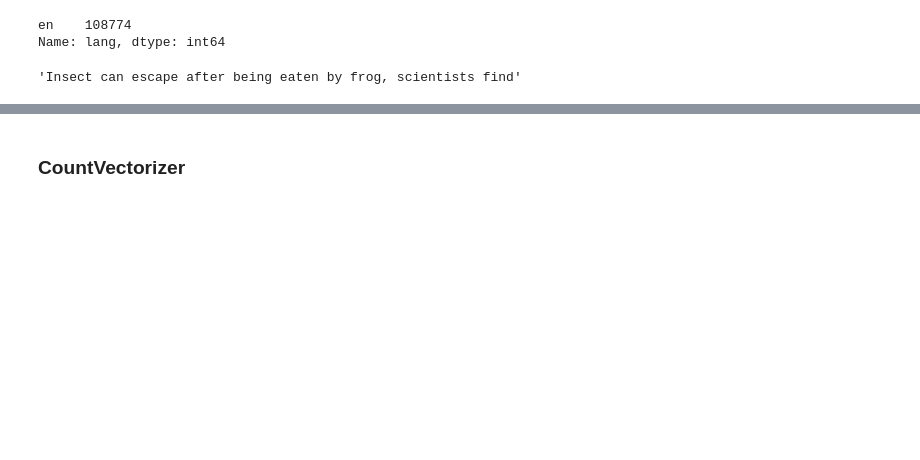
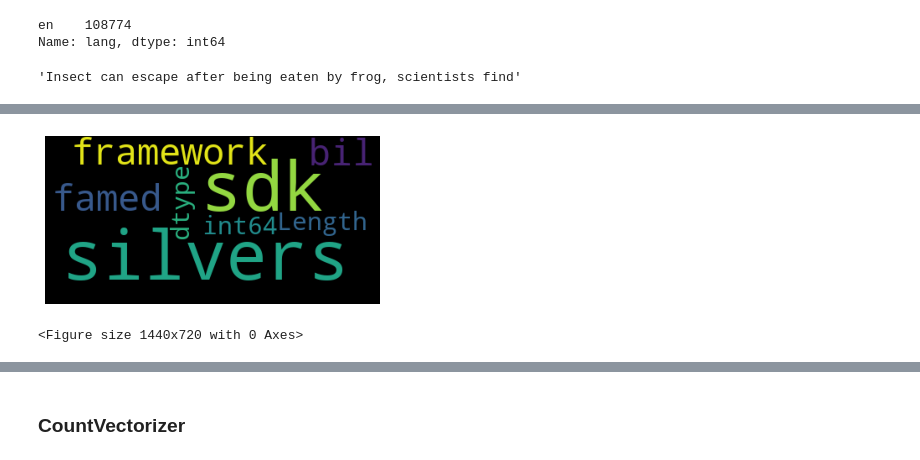
Before and after one commit to madoriathomas/capstone, a Jupyter notebook: capstone.ipynb, the cells around one changed output, grey strips where cells are left out. Cells and saved outputs as stored; diff of their text form; code cells hidden in the pictures; blank space fills up the shorter version.

```diff
--- a/capstone.ipynb
+++ b/capstone.ipynb
@@ -110,0 +130,44 @@ X = [lemmatizer.lemmatize(word[0], word[1]) for word in X]
+# %%
+tech_list = []
+health_list = []
+world_list = []
+entertain_list = []
+sports_list = []
+business_list = []
+nation_list = []
+science_list = []
+
+for x in tech_corp['title']:  # loop over lists in df
+    tech_list += x  # append elements of lists to full list
+
+for x in health_corp['title']:  # loop over lists in df
+    health_list += x  # append elements of lists to full list
+
+for x in world_corp['title']:  # loop over lists in df
+    world_list += x  # append elements of lists to full list
+
+for x in entertain_corp['title']:  # loop over lists in df
+    entertain_list += x  # append elements of lists to full list
+
+for x in sports_corp['title']:  # loop over lists in df
+    sports_list += x  # append elements of lists to full list
+
+for x in business_corp['title']:  # loop over lists in df
+    business_list += x  # append elements of lists to full list
+
+for x in nation_corp['title']:  # loop over lists in df
+    nation_list += x  # append elements of lists to full list
+
+for x in science_corp['title']:  # loop over lists in df
+    science_list += x  # append elements of lists to full list
+# %%
+tech_counts = pd.Series(tech_list).value_counts()
+
+wordcloud = WordCloud(max_words=100, width=400, height=200).generate(str(tech_counts))
+plt.imshow(wordcloud)
+plt.axis('off')
+plt.figure(figsize=(20,10))
+plt.show()
+# %% [output]
+[figure, added]
+<Figure size 1440x720 with 0 Axes>
```
Also changed, not shown: parts of 28 cells of this notebook.
